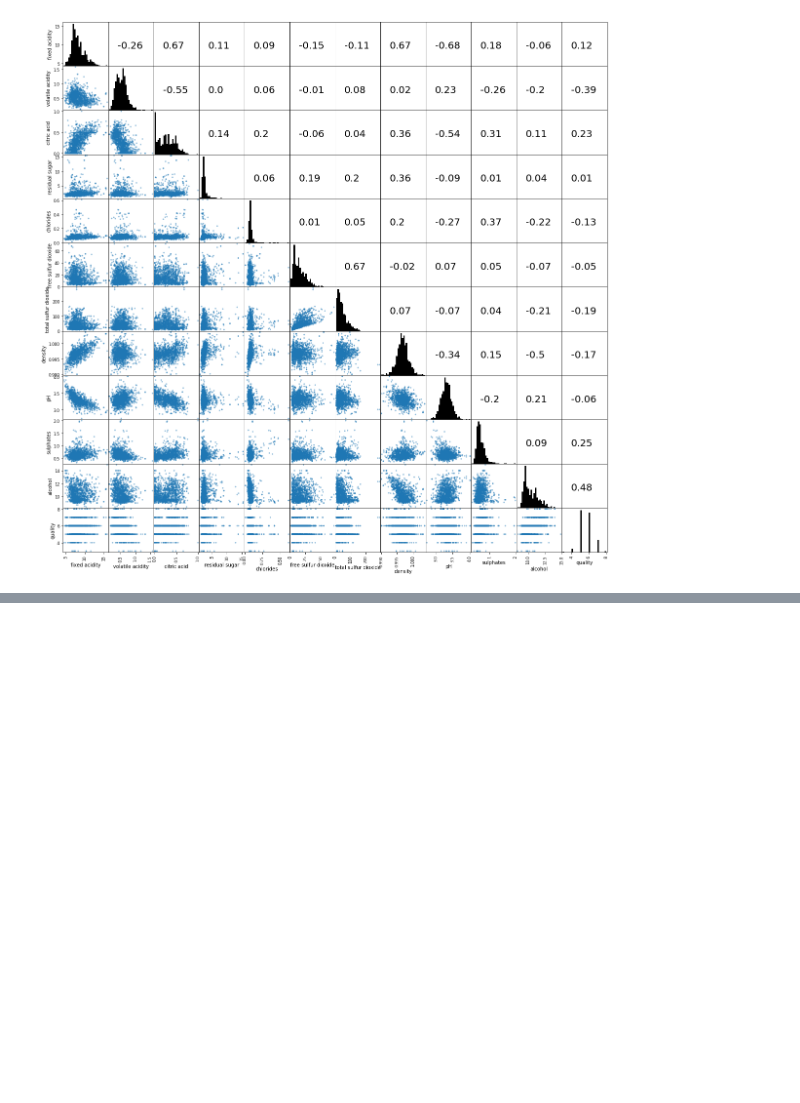
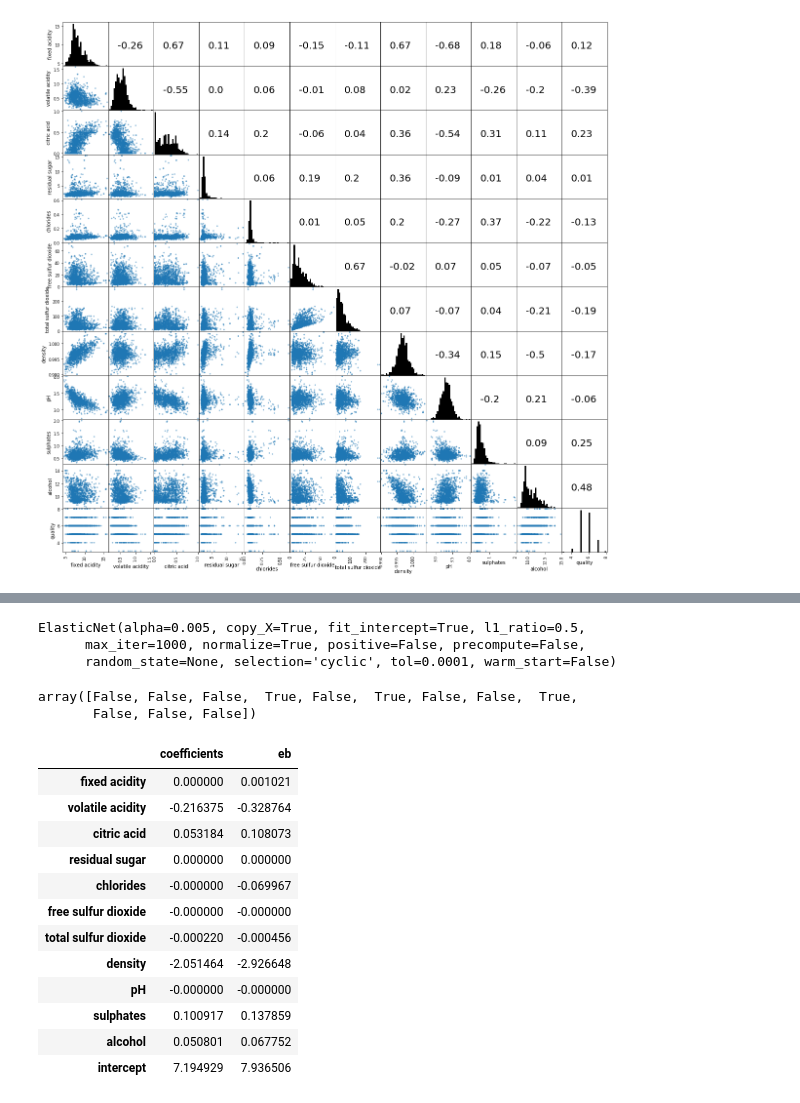
Before and after one commit to sumaanyu/Some-Regression-and-Classification-Projects, a Jupyter notebook: Project.ipynb, the cells around one changed output, grey strips where cells are left out. Cells and saved outputs as stored; diff of their text form; code cells hidden in the pictures; blank space fills up the shorter version.

Commit message:
elastic net

```diff
--- a/Project.ipynb
+++ b/Project.ipynb
@@ -152,0 +199,2 @@ y = df.iloc[:,-1:]
+# %%
+model.fit(X_train,y_train)
@@ -152,0 +229,5 @@ y = df.iloc[:,-1:]
+# %%
+coefficients_array = np.append(ElasticCV.coef_, ElasticCV.intercept_)
+indices = np.append(X.columns,"intercept")
+coefficients = pd.DataFrame(coefficients_array,index = indices).rename(columns = {0: "coefficients"})
+coefficients
@@ -152,0 +248,31 @@ y = df.iloc[:,-1:]
+# %%
+elastic_n = ElasticNet(alpha = ElasticCV.alpha_, normalize = True, fit_intercept = True)
+elastic_n.fit(X_train, y_train)
+# %% [output]
+ElasticNet(alpha=0.005, copy_X=True, fit_intercept=True, l1_ratio=0.5,
+      max_iter=1000, normalize=True, positive=False, precompute=False,
+      random_state=None, selection='cyclic', tol=0.0001, warm_start=False)
+# %%
+coefficients_array2 = np.append(elastic_n.coef_, elastic_n.intercept_)
+# %%
+coefficients_array2 == coefficients_array
+# %% [output]
+array([False, False, False,  True, False,  True, False, False,  True,
+       False, False, False])
+# %%
+coefficients['eb'] = coefficients_array2
+coefficients
+# %% [output]
+|  | coefficients | eb |
+| fixed acidity | 0.000000 | 0.001021 |
+| volatile acidity | -0.216375 | -0.328764 |
+| citric acid | 0.053184 | 0.108073 |
+| residual sugar | 0.000000 | 0.000000 |
+| chlorides | -0.000000 | -0.069967 |
+| free sulfur dioxide | -0.000000 | -0.000000 |
+| total sulfur dioxide | -0.000220 | -0.000456 |
+| density | -2.051464 | -2.926648 |
+| pH | -0.000000 | -0.000000 |
+| sulphates | 0.100917 | 0.137859 |
+| alcohol | 0.050801 | 0.067752 |
+| intercept | 7.194929 | 7.936506 |
```
Also changed, not shown: parts of 17 cells of this notebook.
